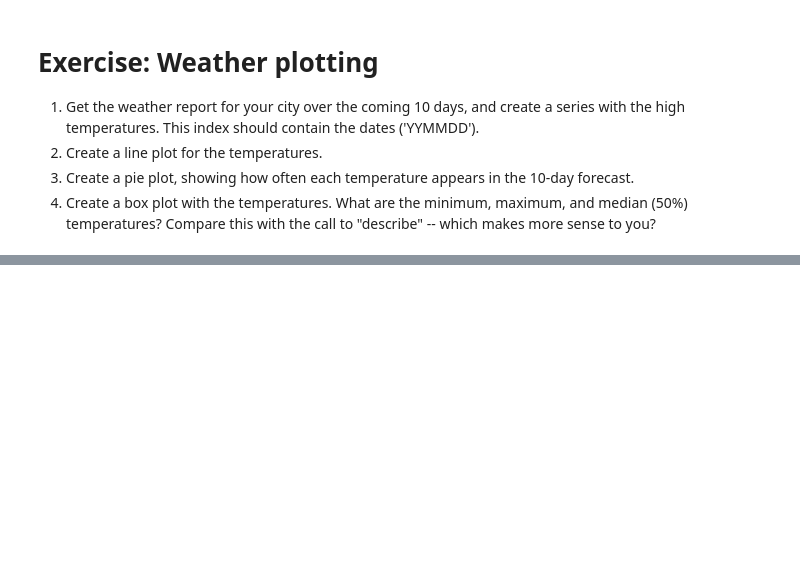
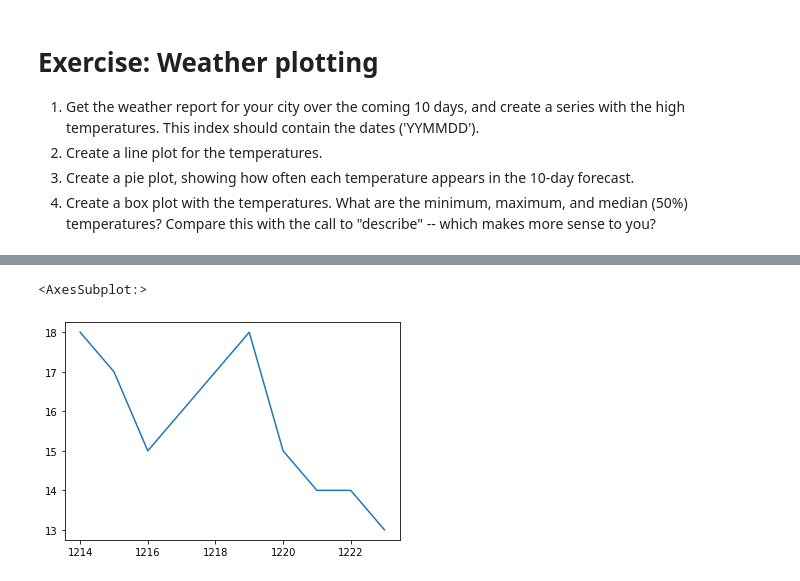
Before and after one commit to sumanthkm/Cisco-2021-12Dec-13, a Jupyter notebook: Cisco-2021-12Dec-14.ipynb, the cells around one changed output, grey strips where cells are left out. Cells and saved outputs as stored; diff of their text form; code cells hidden in the pictures; blank space fills up the shorter version.

```diff
--- a/Cisco-2021-12Dec-14.ipynb
+++ b/Cisco-2021-12Dec-14.ipynb
@@ -393,4 +393,5 @@ s.plot.pie()   # total the values, show what proportion each element contributed
 4. Create a box plot with the temperatures. What are the minimum, maximum, and median (50%) temperatures? Compare this with the call to "describe" -- which makes more sense to you?
 # %%
 s = Series([18, 17, 15, 16, 17, 18, 15, 14, 14, 13],
-          index='')
+          index='1214 1215 1216 1217 1218 1219 1220 1221 1222 1223'.split())
+s
@@ -396,0 +410,5 @@ s = Series([18, 17, 15, 16, 17, 18, 15, 14, 14, 13],
+# %%
+s.plot.line()
+# %% [output]
+<AxesSubplot:>
+[figure, added]
```
Also changed, not shown: parts of 2 cells of this notebook.
